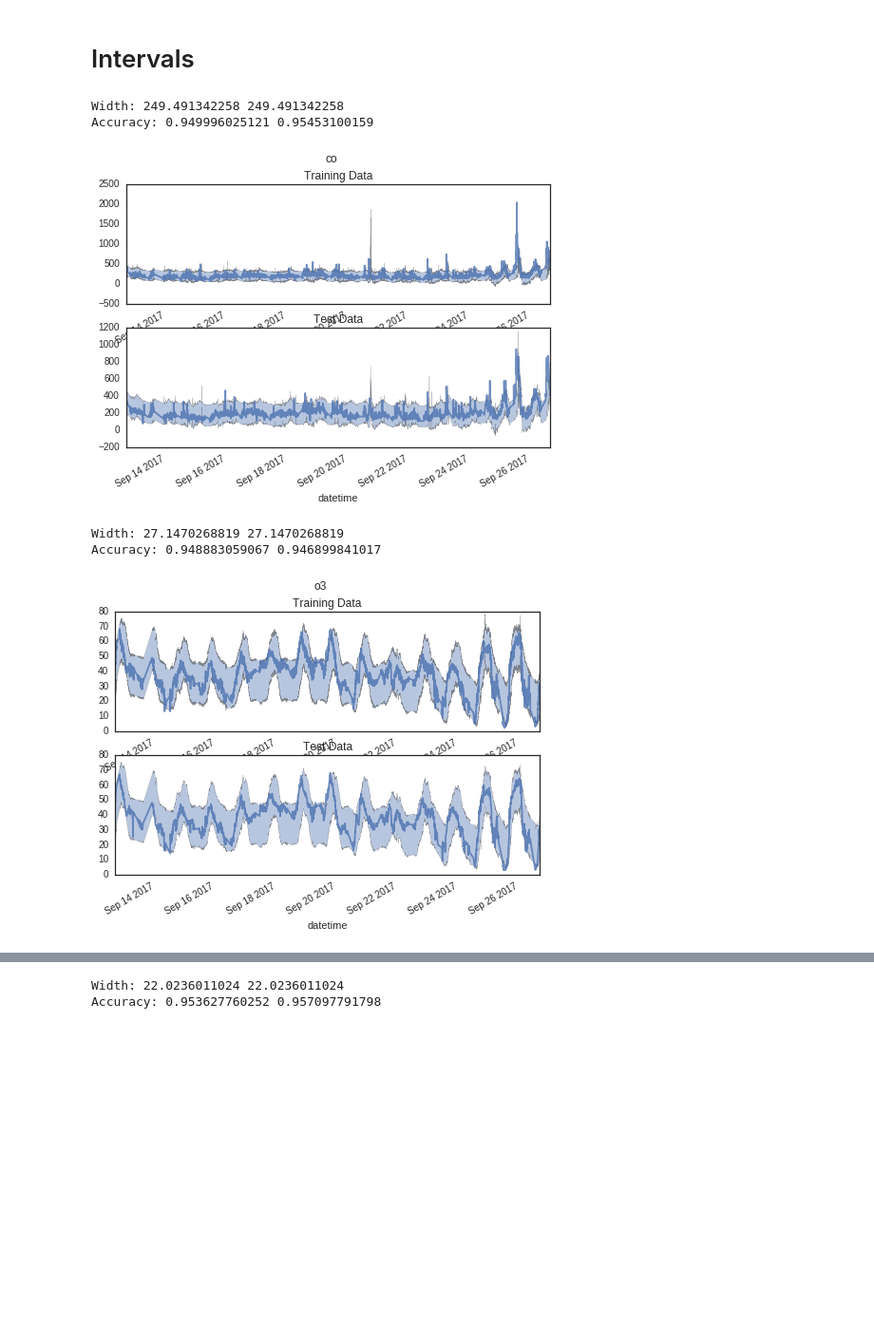
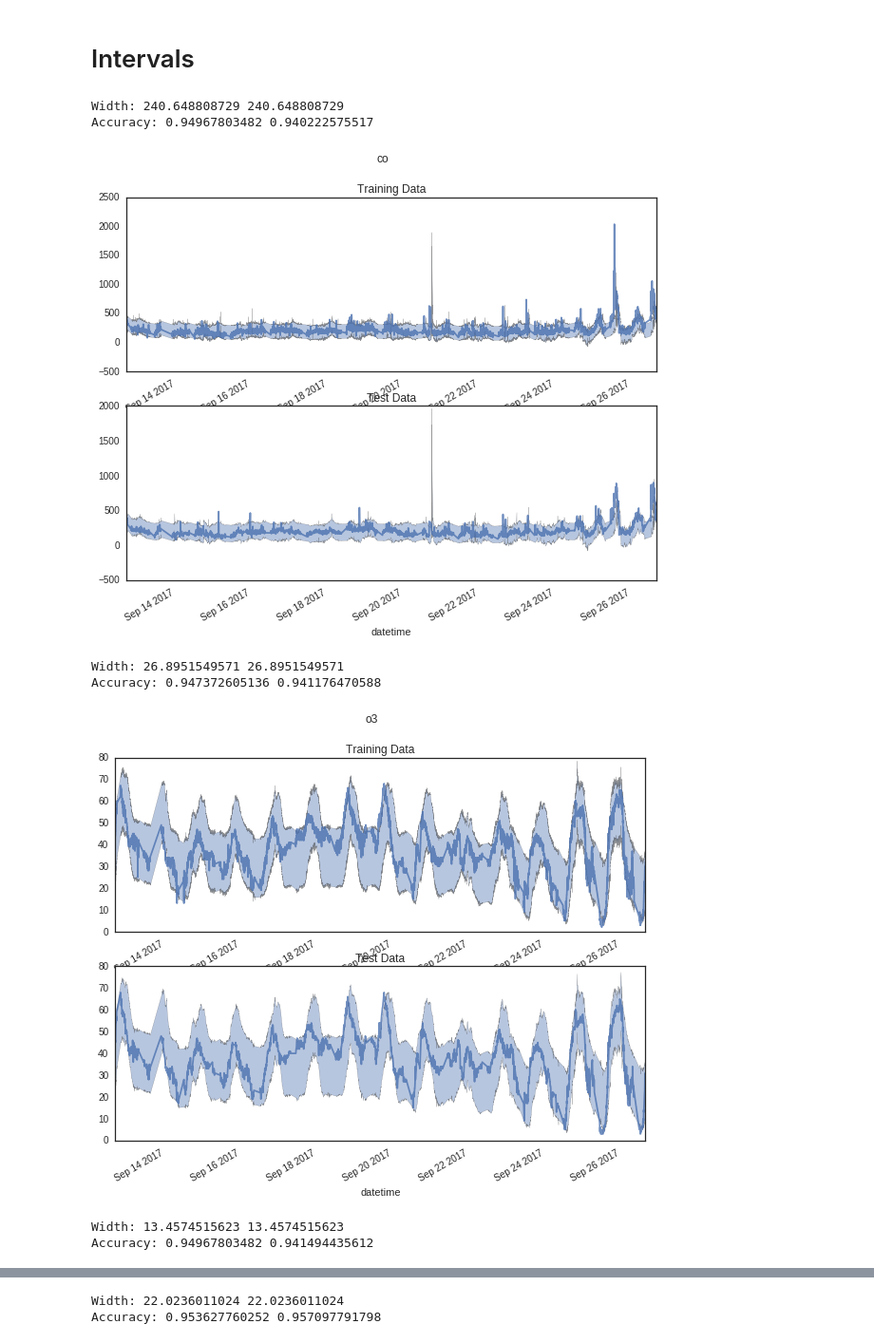
Before and after one commit to sharadmv/metasense, a Jupyter notebook: sd/experiments/San Diego Calibration.ipynb, the cells around one changed output, grey strips where cells are left out. Shown at 95% size. Drawn from its saved outputs; the diff is of its cells as text; code cells hidden in the pictures; blank space fills up the shorter version.

```diff
--- a/sd/experiments/San Diego Calibration.ipynb
+++ b/sd/experiments/San Diego Calibration.ipynb
@@ -24,7 +24,7 @@ def train_classifier(cf, features, target):
     return cf, (mean_absolute_error(Y, cf.predict(X)), mean_absolute_error(Y_, Y_pred))
 def plot_columns(cf, features, gas):
     cf, results = train_classifier(cf, features, "epa-%s" % gas)
-    fig, ax = plt.subplots(2)
+    fig, ax = plt.subplots(2, figsize=(6, 4))
     plt.suptitle(gas)
     ax[0].set_title('Training Data')
     X_train['%s-pred' % gas] = cf.predict(X_train[features])
@@ -165,7 +173,7 @@ def plot_columns(cf, features, gas, confidence=0.95):
     X_test['%s-in-interval'%gas] = (X_test['lower-%s'%gas] <= X_test['epa-%s'%gas]) & (X_test['epa-%s'%gas] <= X_test['upper-%s'%gas])
     print("Width:", (X_train['upper-%s'%gas] - X_train['lower-%s'%gas]).mean(),(X_test['upper-%s'%gas] - X_test['lower-%s'%gas]).mean())
     print("Accuracy:", X_train['%s-in-interval'%gas].mean(), X_test['%s-in-interval'%gas].mean())
-    fig, ax = plt.subplots(2)
+    fig, ax = plt.subplots(2, figsize=(10, 8))
     plt.suptitle(gas)
     ax[0].set_title('Training Data')
     ax[0].fill_between(X_train.index.values, X_train['lower-%s'%gas], X_train['upper-%s'%gas], alpha=0.4)
@@ -177,11 +185,14 @@ def plot_columns(cf, features, gas, confidence=0.95):
 # %%
 X_train, X_test = load_board('elcajon13', sd=True)
 plot_columns(LinearRegression(), ['co'], 'co', confidence=0.95)
 plot_columns(LinearRegression(), ['o3', 'temperature'], 'o3')
+plot_columns(LinearRegression(), ['o3', 'temperature', 'humidity', 'no2'], 'no2')
 # %% [output]
-Width: 249.491342258 249.491342258
-Accuracy: 0.949996025121 0.95453100159
+Width: 240.648808729 240.648808729
+Accuracy: 0.94967803482 0.940222575517
-[figure, old version]
+[figure, new version]
-Width: 27.1470268819 27.1470268819
-Accuracy: 0.948883059067 0.946899841017
+Width: 26.8951549571 26.8951549571
+Accuracy: 0.947372605136 0.941176470588
-[figure, old version]
+[figure, new version]
+Width: 13.4574515623 13.4574515623
+Accuracy: 0.94967803482 0.941494435612
```
Also changed, not shown: parts of 9 cells of this notebook.
